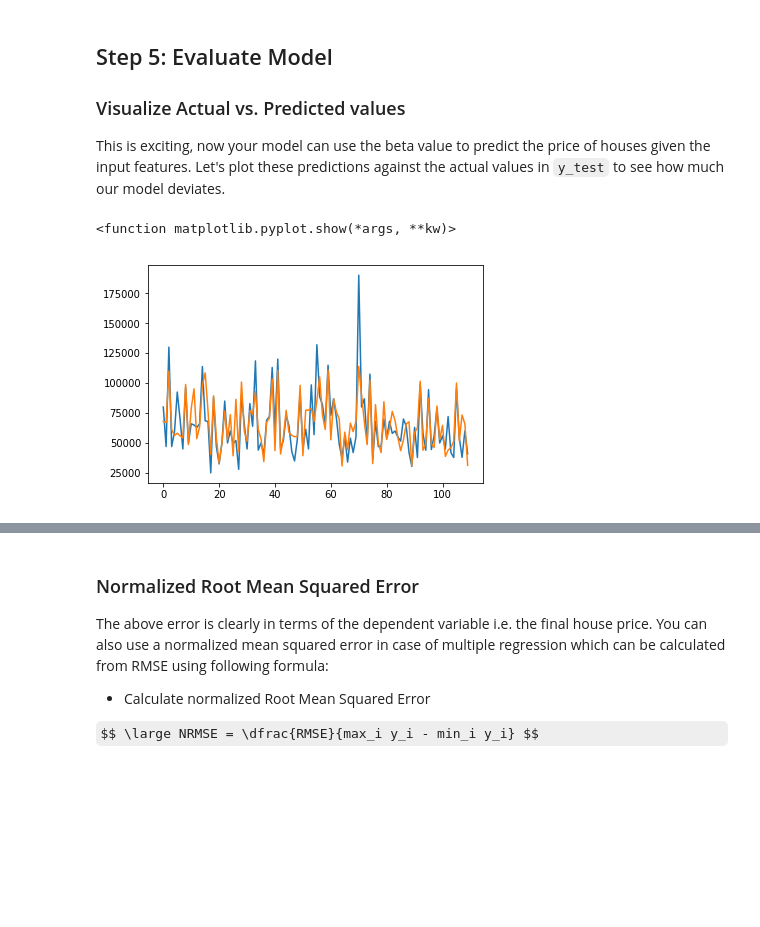
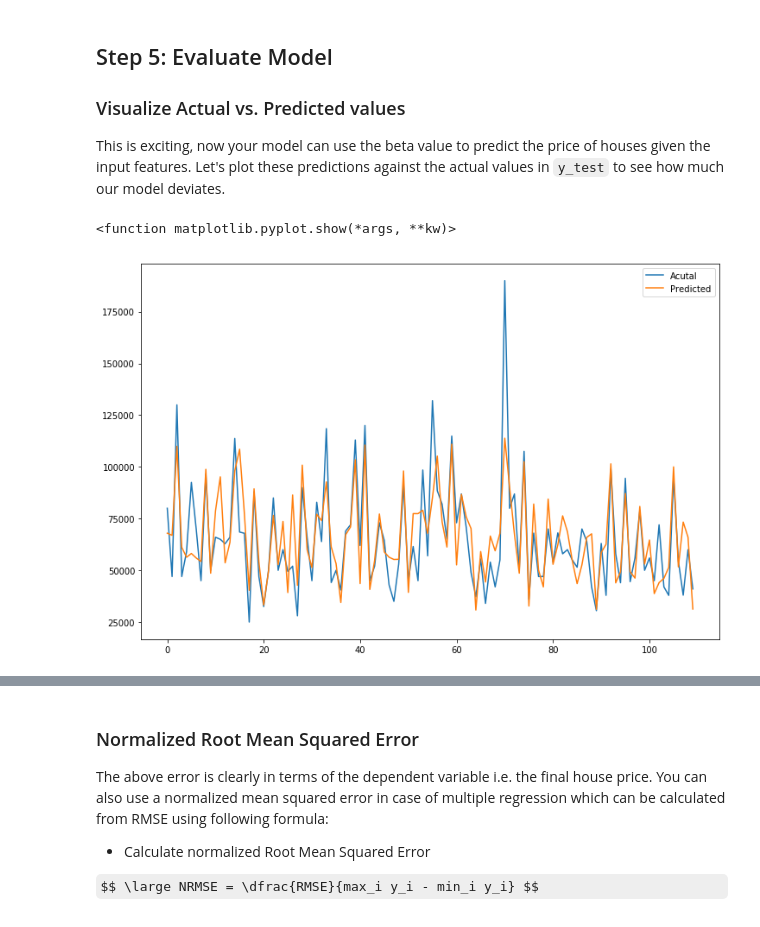
Before and after one commit to asafi1997/dsc-linalg-regression-lab-nyc-ds-060319, a Jupyter notebook: index.ipynb, the cells around one changed output, grey strips where cells are left out. Saved outputs shown, nothing was run; the diff lists cells and outputs as text; code cells hidden in the pictures; some formulas as TeX source; blank space fills up the shorter version.

```diff
--- a/index.ipynb
+++ b/index.ipynb
@@ -240,13 +240,14 @@ print(beta)
 This is exciting, now your model can use the beta value to predict the price of houses given the input features. Let's plot these predictions against the actual values in `y_test` to see how much our model deviates.
 # %%
 import matplotlib.pyplot as plt
-plt.figure(figsize = (2))
+plt.figure(figsize = (12,8))
 plt.plot(y_test, label = 'Acutal')
 plt.plot(predictions, label = 'Predicted')
+plt.legend()
 plt.show
 # %% [output]
 <function matplotlib.pyplot.show(*args, **kw)>
-[figure, old version]
+[figure, new version]
 # %%
 # Plot predicted and actual values as line plots
 # %% [markdown]
```
